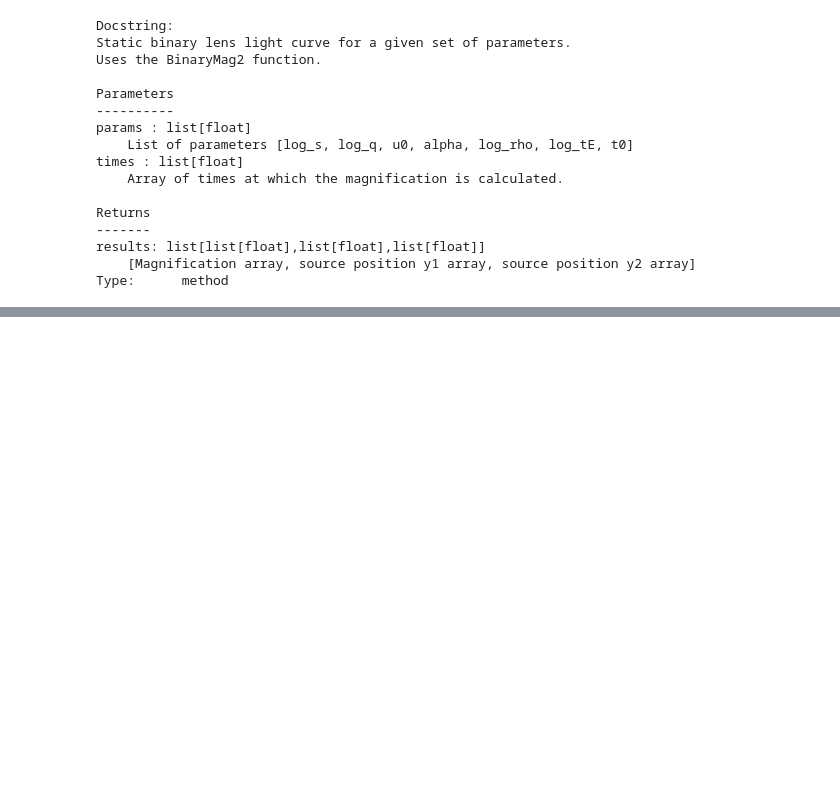
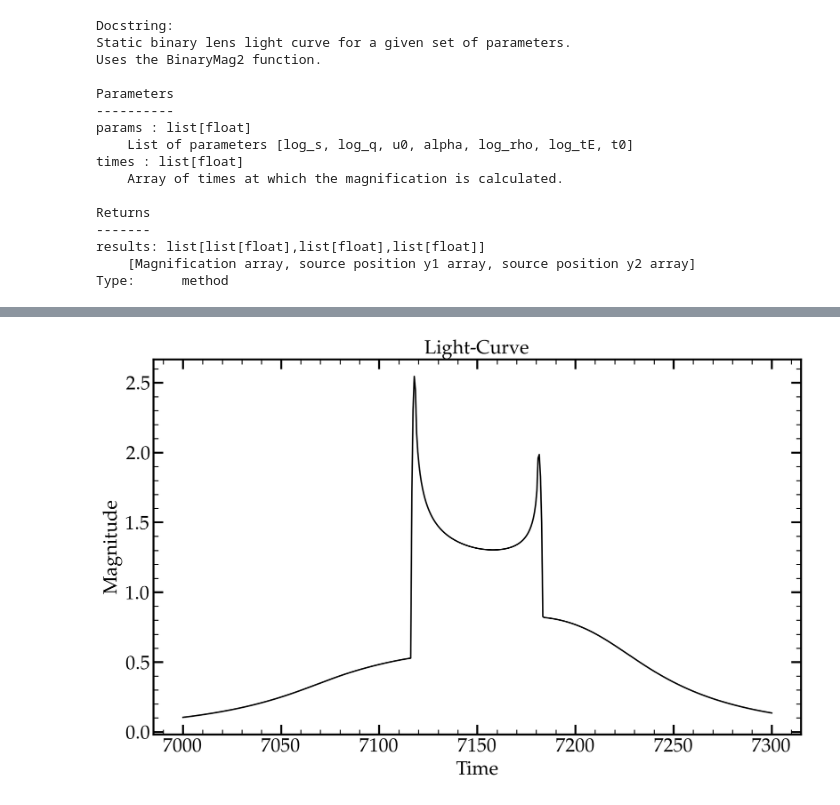
Before and after one commit to valboz/VBMicrolensing, a Jupyter notebook: examples/python_examples/binary_lens.ipynb, the cells around one changed output, grey strips where cells are left out. Cells and saved outputs as stored; diff of their text form; code cells hidden in the pictures; blank space fills up the shorter version.

```diff
--- a/examples/python_examples/binary_lens.ipynb
+++ b/examples/python_examples/binary_lens.ipynb
@@ -18,4 +24,7 @@ mpl.rcParams['axes.titlesize'] = 20
 # %%
-# Initialize VBBinaryLensing() class object, set relative accuracy
+# Initialize VBMicrolensing() class object
 VBM = VBMicrolensing.VBMicrolensing()
+#Set relative accuracy
 VBM.RelTol = 1e-03
+#Set accuracy
+VBM.Tol=1e-03
@@ -62,4 +75,4 @@ Type:      method
 # %%
 # Calculate the cirtical curves and the caustic curves
-solutions = VBM.PlotCritbin(s, q) # Returns _sols object containing n crit. curves followed by n caustic curves
-print(type(solutions))
+caustics = VBM.CausticsBin(s,q)
+criticalcurves=VBM.CriticalCurvesBin(s,q)
@@ -96,0 +81,87 @@ ax2.set_ylim(-1,1)
+# %%
+# LIGHT CURVE plot
+fig, ax = plt.subplots(figsize=(12, 7))
+ax.plot(t, 2.5*np.log10(mag[0]), 'k-')
+ax.set_title('Light-Curve')
+ax.set_xlabel('Time')
+ax.set_ylabel('Magnitude')
+ax.minorticks_on()  # Aggiungi tick minori
+
+ax.tick_params(axis='both', which='major', width=2, length=10, direction='in', bottom=True, top=True, left=True, right=True)
+ax.tick_params(axis='both', which='minor', width=1, length=5, direction='in', bottom=True, top=True, left=True, right=True)
+
+for spine in ax.spines.values():
+    spine.set_linewidth(2)
+
+# CAUSTICS plot
+fig2 = plt.figure(figsize=(5, 5))
+ax2 = fig2.add_subplot(111)
+
+first_plot = True
+for cau in caustics:
+    if first_plot:
+        ax2.plot(cau[0], cau[1], 'k-', markersize=0.1, label='Caustics')
+        first_plot = False
+    else:
+        ax2.plot(cau[0], cau[1], 'k-', markersize=0.1)
+
+ax2.plot(mag[1], mag[2], 'r--', label='Source')
+
+mid_x = np.mean(mag[1])
+mid_y = np.mean(mag[2])
+delta_x = mag[1][-1] - mag[1][0]
+delta_y = mag[2][-1] - mag[2][0]
+arrow_end_x = mid_x + delta_x * 0.001
+arrow_end_y = mid_y + delta_y * 0.001
+ax2.annotate('', xy=(arrow_end_x, arrow_end_y), xytext=(mid_x, mid_y),
+             arrowprops=dict(arrowstyle='->', color='red', mutation_scale=15, linestyle='-', linewidth=3))
+
+ax2.set_xlim(-1, 1)
+ax2.set_ylim(-1, 1)
+ax2.set_title('Caustic')
+ax2.set_xlabel('X')
+ax2.set_ylabel('Y')
+ax2.minorticks_on()
+ax2.legend()
+
+ax2.tick_params(axis='both', which='major', width=2, length=10, direction='in', bottom=True, top=True, left=True, right=True)
+ax2.tick_params(axis='both', which='minor', width=1, length=5, direction='in', bottom=True, top=True, left=True, right=True)
+
+for spine in ax2.spines.values():
+    spine.set_linewidth(2)
+
+# CRITICAL CURVE plot
+fig3 = plt.figure(figsize=(5, 5))
+ax3 = fig3.add_subplot(111)
+
+first_plot = True
+for cri in criticalcurves:
+    if first_plot:
+        ax3.plot(cri[0], cri[1], 'k-', markersize=0.1, label='Critical Curves')
+        first_plot = False
+    else:
+        ax3.plot(cri[0], cri[1], 'k-', markersize=0.1)
+
+ax3.plot(mag[1], mag[2], 'r--', label='Source')
+
+ax3.annotate('', xy=(arrow_end_x, arrow_end_y), xytext=(mid_x, mid_y),
+             arrowprops=dict(arrowstyle='->', color='red', mutation_scale=15, linestyle='-', linewidth=3))
+
+ax3.set_xlim(-1.5, 1.5)
+ax3.set_ylim(-1.5, 1.5)
+ax3.set_title('Critical Curves')
+ax3.set_xlabel('X')
+ax3.set_ylabel('Y')
+ax3.minorticks_on()
+
+ax3.legend()
+
+ax3.tick_params(axis='both', which='major', width=2, length=10, direction='in', bottom=True, top=True, left=True, right=True)
+ax3.tick_params(axis='both', which='minor', width=1, length=5, direction='in', bottom=True, top=True, left=True, right=True)
+
+for spine in ax3.spines.values():
+    spine.set_linewidth(2)
+
+plt.show()
+# %% [output]
+[figure, added]
```
Also changed, not shown: parts of 10 cells of this notebook, 3 other files.
